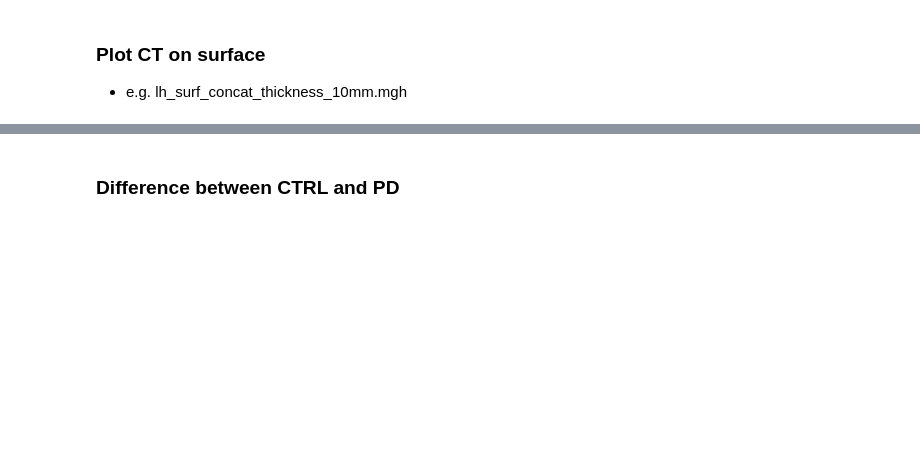
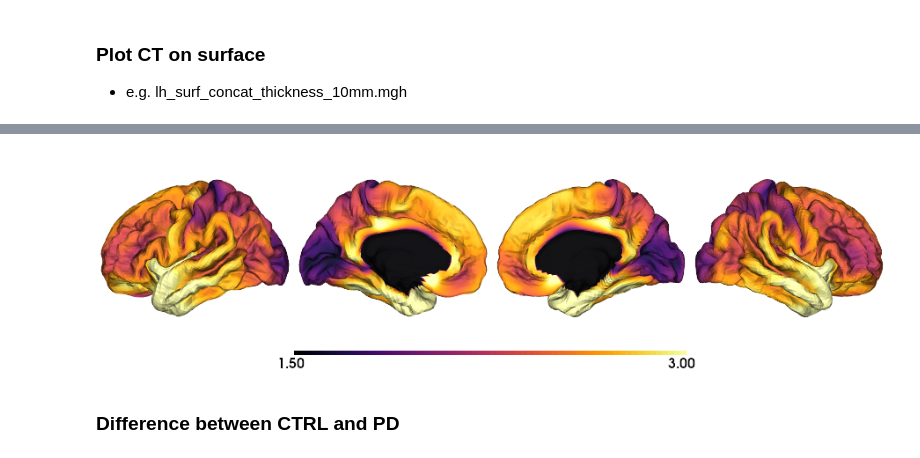
Before and after one commit to neurodatascience/qpn_analysis, a Jupyter notebook: CT/notebooks/FS_surf.ipynb, the cells around one changed output, grey strips where cells are left out. Saved outputs shown, nothing was run; the diff lists cells and outputs as text; code cells hidden in the pictures; blank space fills up the shorter version.

```diff
--- a/CT/notebooks/FS_surf.ipynb
+++ b/CT/notebooks/FS_surf.ipynb
@@ -155,22 +176,24 @@ plot_hemispheres( pial_lh, pial_rh, array_name=PD_surf_avg, size=(900, 250), col
 # %%
-save_fig = True
+save_fig = False
 
 # average across groups (axis = 0)
 control_surf_lh_avg = np.mean(np.squeeze(control_surf_data_lh), axis=0)
 control_surf_rh_avg = np.mean(np.squeeze(control_surf_data_rh), axis=0)
 
 control_surf_avg = [np.expand_dims(control_surf_lh_avg, axis=(1)), np.expand_dims(control_surf_rh_avg,axis=(1))]
 control_surf_avg = np.squeeze(np.concatenate(control_surf_avg, axis=0))
 
 if save_fig:
     save_file = f"{figs_dir}/CT_surf_control.png"
 else:
     save_file = None
 
 # Plot the surfaces
 plot_hemispheres( pial_lh, pial_rh, array_name=control_surf_avg, size=(900, 250), color_bar='bottom', zoom=1.25, embed_nb=True,
                  interactive=True, share='both',layout_style="compact", #filename=save_file,
                  nan_color=(255, 255, 255, 1), color_range=(1.5, 3), cmap="inferno", transparent_bg=True)
+# %% [output]
+[figure, added]
 # %% [markdown]
 ### Difference between CTRL and PD
 # %%
```
Also changed, not shown: parts of 21 cells of this notebook, 3 other files.
